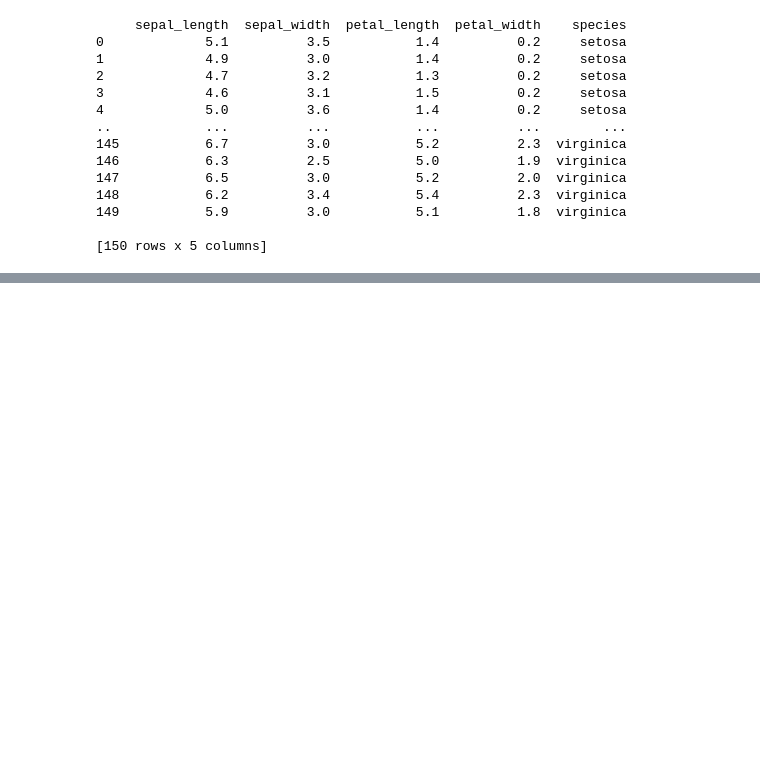
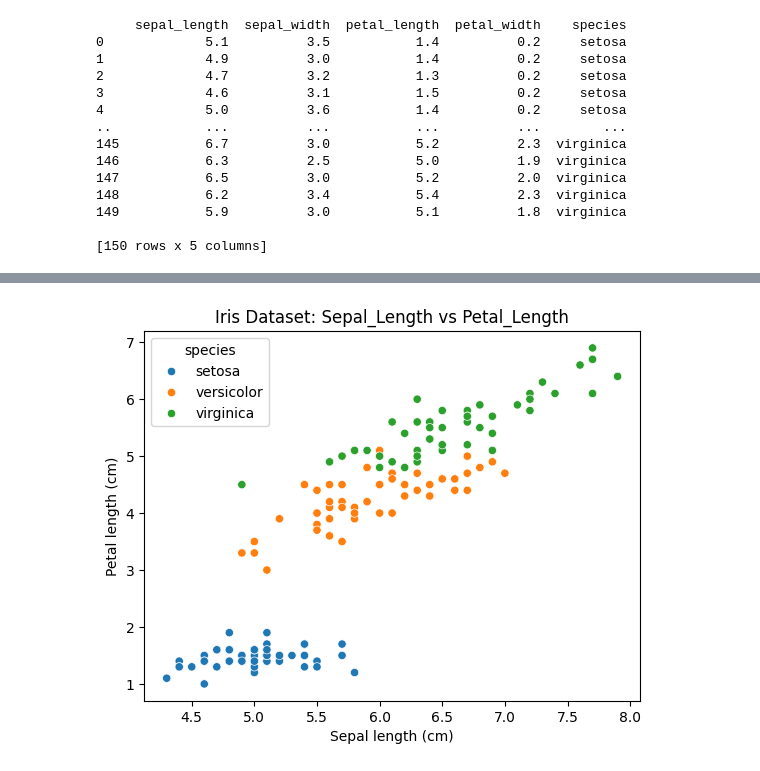
Before and after one commit to sourabhadake5100-dev/Sourabh, a Jupyter notebook: exp3.ipynb, the cells around one changed output, grey strips where cells are left out. Drawn from its saved outputs; the diff is of its cells as text; code cells hidden in the pictures; blank space fills up the shorter version.

```diff
--- a/exp3.ipynb
+++ b/exp3.ipynb
@@ -27,0 +139,14 @@ print(df)
+# %%
+sns.scatterplot(
+    data=iris,
+    x="sepal_length",
+    y="petal_length",
+    hue="species"
+)
+
+plt.title("Iris Dataset: Sepal_Length vs Petal_Length")
+plt.xlabel("Sepal length (cm)")
+plt.ylabel("Petal length (cm)")
+plt.show()
+# %% [output]
+[figure, added]
```
Also changed, not shown: parts of 19 cells of this notebook.
